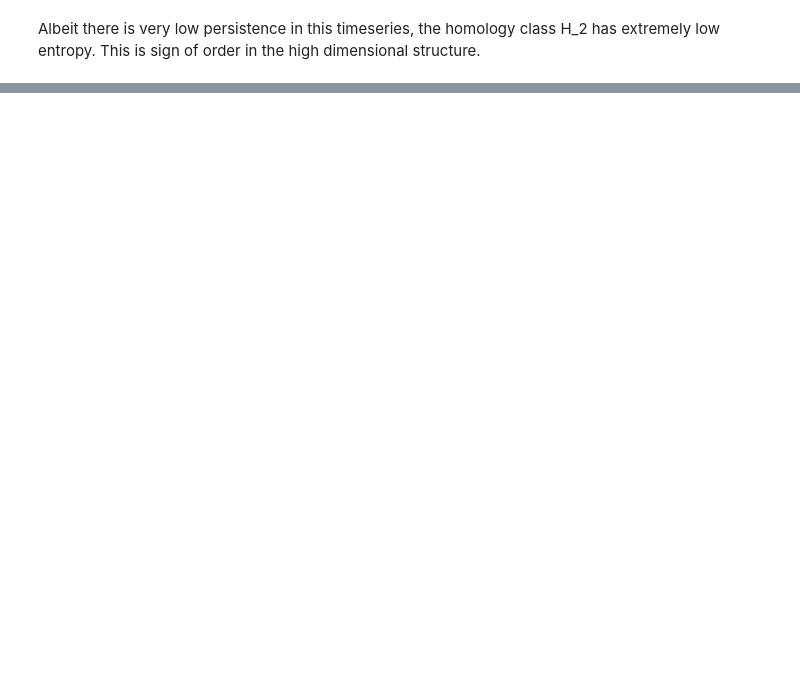
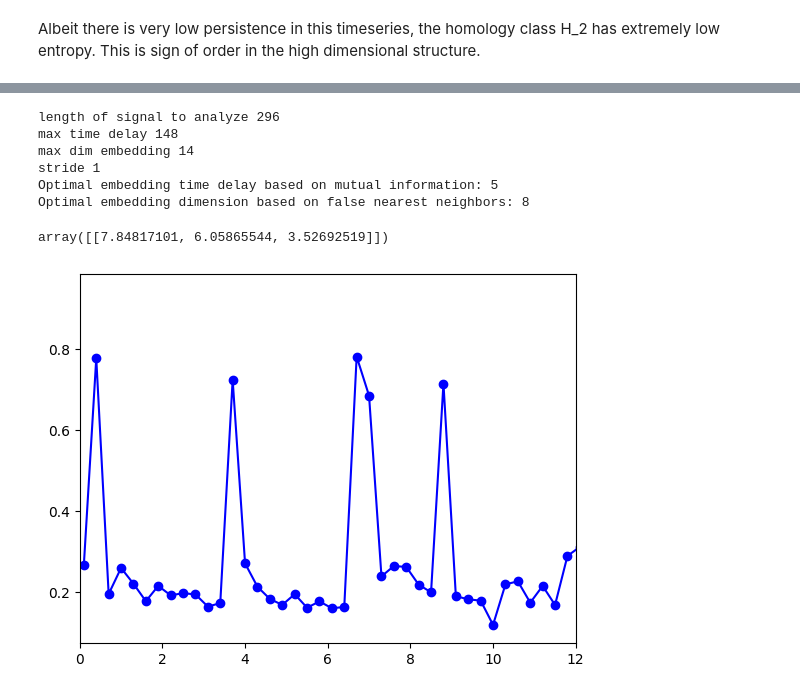
Before and after one commit to simonecasolo/TDA-for-Slugging, a Jupyter notebook: Imperial Slug Data Analysis.ipynb, the cells around one changed output, grey strips where cells are left out. Saved outputs shown, nothing was run; the diff lists cells and outputs as text; code cells hidden in the pictures; blank space fills up the shorter version.

```diff
--- a/Imperial Slug Data Analysis.ipynb
+++ b/Imperial Slug Data Analysis.ipynb
@@ -172,0 +275,15 @@ Reshape your data either using array.reshape(-1, 1) if your data has a single fe
+# %%
+C22F002_downsampled_3 = C22F002.iloc[::3, :]
+slug_signal_down = C22F002_downsampled_3.iloc[:, 1]
+plt.xlim([0,12])
+plt.plot(C22F002_downsampled_3[C22F002_downsampled_3.columns[0]],C22F002_downsampled_3[C22F002_downsampled_3.columns[1]], 'bo-')
+TDAanalyze(slug_signal_down, 1)
+# %% [output]
+length of signal to analyze 296
+max time delay 148
+max dim embedding 14
+stride 1
+Optimal embedding time delay based on mutual information: 5
+Optimal embedding dimension based on false nearest neighbors: 8
+array([[7.84817101, 6.05865544, 3.52692519]])
+[figure, added]
```
Also changed, not shown: parts of 23 cells of this notebook.
